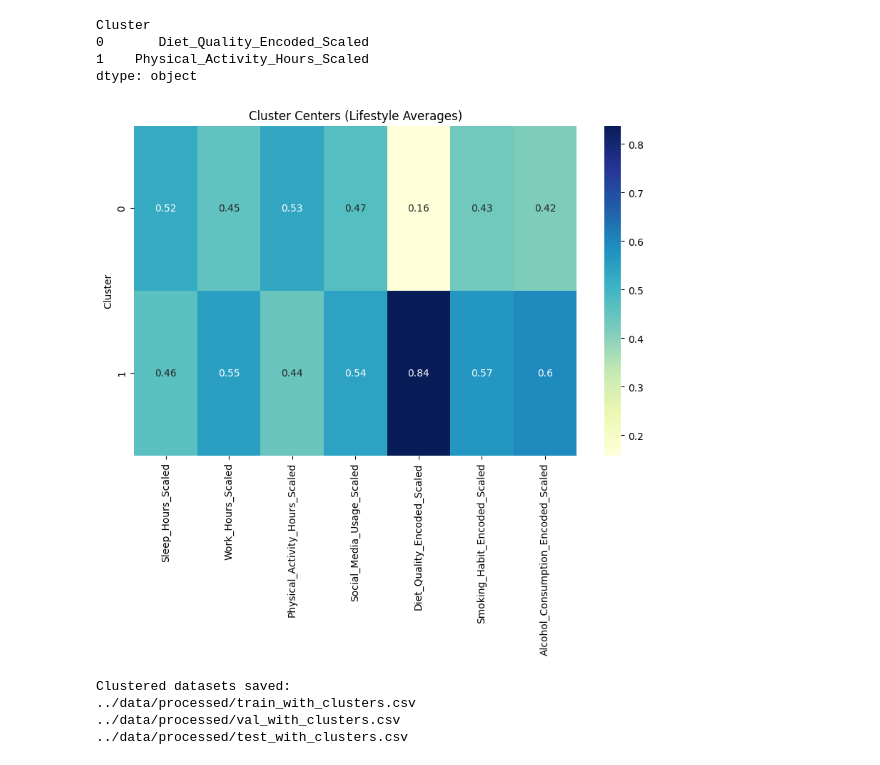
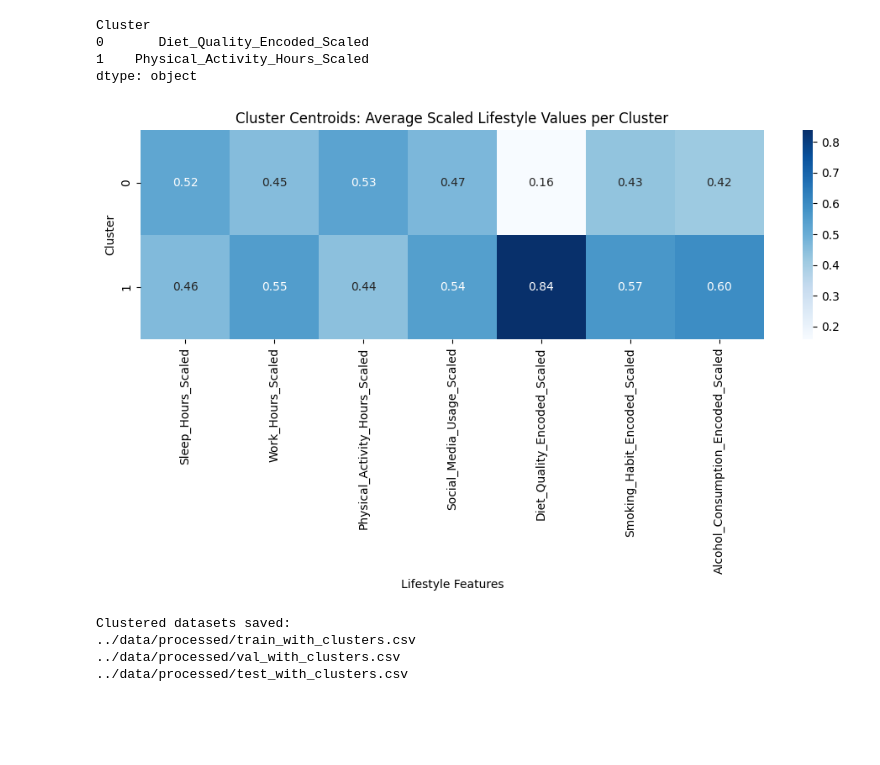
Before and after one commit to RYKELLE/Thesis_Final, a Jupyter notebook: stress-classification-project/notebooks/03_clustering_analysis.ipynb, the cells around one changed output. Saved outputs shown, nothing was run; the diff lists cells and outputs as text; code cells hidden in the pictures; blank space fills up the shorter version.

```diff
--- a/stress-classification-project/notebooks/03_clustering_analysis.ipynb
+++ b/stress-classification-project/notebooks/03_clustering_analysis.ipynb
@@ -183,12 +183,18 @@ dtype: object
 # %%
 # CELL 9 — Heatmap of lifestyle cluster centers
 
-plt.figure(figsize=(10,6))
-sns.heatmap(cluster_means, annot=True, cmap="YlGnBu")
-plt.title("Cluster Centers (Lifestyle Averages)")
+import seaborn as sns
+import matplotlib.pyplot as plt
+
+plt.figure(figsize=(10, 6))
+sns.heatmap(cluster_means, annot=True, cmap="Blues", fmt=".2f")
+plt.title("Cluster Centroids: Average Scaled Lifestyle Values per Cluster")
+plt.xlabel("Lifestyle Features")
+plt.ylabel("Cluster")
+plt.tight_layout()
 plt.show()
 # %% [output]
-[figure, old version]
+[figure, new version]
 # %%
 # Cell 10 — Save updated datasets with cluster labels
 train_out = "../data/processed/train_with_clusters.csv"
```
Also changed, not shown: 2 other files.
